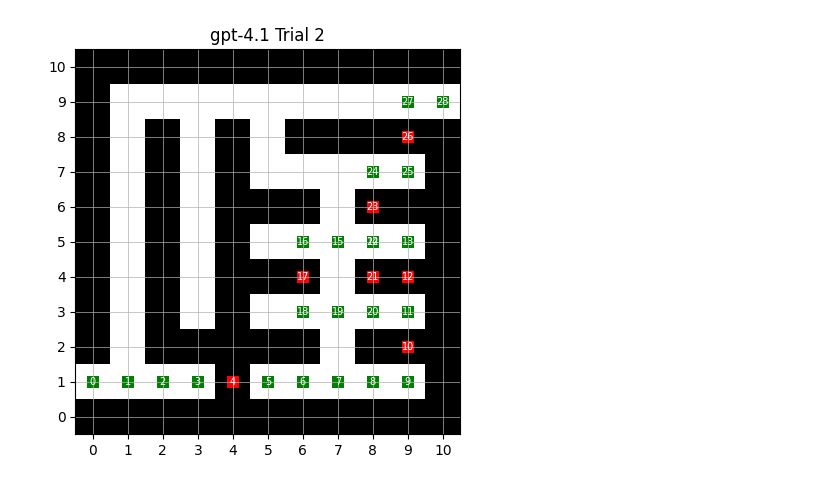
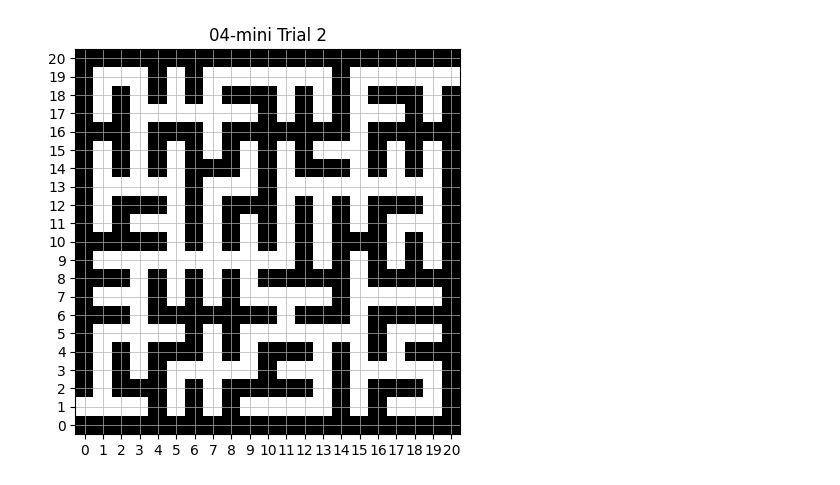
Before and after one commit to andre15silva/mazes, a Jupyter notebook: llm_solver.ipynb, the cells around one changed output. Drawn from its saved outputs; the diff is of its cells as text; code cells hidden in the pictures.

```diff
--- a/llm_solver.ipynb
+++ b/llm_solver.ipynb
@@ -82,11 +82,35 @@ class MazeTester:
             f"Rules:\n"
             f"  1. You may move one cell at a time: up, down, left, or right.\n"
             f"  2. No diagonal moves.\n"
-            f"  3. You cannot enter ❤️ cells or revisit any cell twice.\n\n"
+            f"  3. No skipping any cells.\n"
+            f"  4. You cannot enter ❤️ cells or revisit any cell twice.\n\n"
             f"Output:\n"
             f"  • A single Python list of (row, col) tuples, in order from the start to the end, including both endpoints.\n"
             f"  • The entire list must appear on one line, with no extra text or commentary.\n\n"
-            f"Here is the maze map (each line is one row):\n"
+            f"Example maze and correct solution (each line is one row):\n"
+            "❤️❤️❤️❤️❤️❤️❤️❤️❤️❤️❤️❤️❤️❤️❤️❤️❤️❤️❤️❤️❤️\n"
+            "🙂🙂🙂🙂🙂🙂🙂🙂🙂🙂🙂🙂🙂🙂❤️🙂❤️🙂🙂🙂❤️\n"
+            "❤️❤️❤️❤️❤️❤️❤️❤️❤️❤️❤️🙂❤️🙂❤️🙂❤️🙂❤️❤️❤️\n"
+            "❤️🙂🙂🙂🙂🙂🙂🙂🙂🙂❤️🙂❤️🙂🙂🙂🙂🙂🙂🙂❤️\n"
+            "❤️🙂❤️❤️❤️❤️❤️🙂❤️❤️❤️🙂❤️❤️❤️❤️❤️🙂❤️❤️❤️\n"
+            "❤️🙂🙂🙂🙂🙂❤️🙂🙂🙂🙂🙂🙂🙂🙂🙂❤️🙂🙂🙂❤️\n"
+            "❤️🙂❤️🙂❤️❤️❤️🙂❤️🙂❤️❤️❤️🙂❤️❤️❤️🙂❤️🙂❤️\n"
+            "❤️🙂❤️🙂❤️🙂🙂🙂❤️🙂🙂🙂❤️🙂🙂🙂❤️🙂❤️🙂❤️\n"
+            "❤️🙂❤️❤️❤️❤️❤️❤️❤️❤️❤️🙂❤️🙂❤️❤️❤️❤️❤️❤️❤️\n"
+            "❤️🙂🙂🙂❤️🙂🙂🙂🙂🙂🙂🙂❤️🙂❤️🙂🙂🙂❤️🙂❤️\n"
+            "❤️🙂❤️❤️❤️❤️❤️❤️❤️🙂❤️❤️❤️🙂❤️❤️❤️🙂❤️🙂❤️\n"
+            "❤️🙂❤️🙂❤️🙂🙂🙂🙂🙂❤️🙂🙂🙂🙂🙂🙂🙂🙂🙂❤️\n"
+            "❤️🙂❤️🙂❤️❤️❤️❤️❤️❤️❤️🙂❤️❤️❤️🙂❤️❤️❤️🙂❤️\n"
+            "❤️🙂❤️🙂❤️🙂🙂🙂❤️🙂🙂🙂❤️🙂❤️🙂🙂🙂❤️🙂❤️\n"
+            "❤️❤️❤️🙂❤️❤️❤️🙂❤️❤️❤️🙂❤️🙂❤️🙂❤️❤️❤️🙂❤️\n"
+            "❤️🙂🙂🙂🙂🙂❤️🙂🙂🙂🙂🙂❤️🙂🙂🙂🙂🙂❤️🙂❤️\n"
+            "❤️❤️❤️🙂❤️🙂❤️🙂❤️❤️❤️🙂❤️🙂❤️🙂❤️❤️❤️🙂❤️\n"
+            "❤️🙂❤️🙂❤️🙂❤️🙂❤️🙂🙂🙂❤️🙂❤️🙂❤️🙂❤️🙂❤️\n"
+            "❤️🙂❤️❤️❤️🙂❤️🙂❤️❤️❤️🙂❤️🙂❤️❤️❤️🙂❤️🙂❤️\n"
+            "❤️🙂🙂🙂🙂🙂🙂🙂🙂🙂❤️🙂❤️🙂🙂🙂🙂🙂❤️🙂🙂\n"
+            "❤️❤️❤️❤️❤️❤️❤️❤️❤️❤️❤️❤️❤️❤️❤️❤️❤️❤️❤️❤️❤️\n"
+            f"Correct solution: [(1, 0), (1, 1), (1, 2), (1, 3), (1, 4), (1, 5), (1, 6), (1, 7), (1, 8), (1, 9), (1, 10), (1, 11), (2, 11), (3, 11), (4, 11), (5, 11), (5, 12), (5, 13) (6, 13), (7, 13), (8, 13), (9, 13), (10, 13), (11, 13), (11, 14), (11, 15), (11, 16), (11, 17), (11, 18), (11, 19), (12, 19), (13, 19), (14, 19), (15, 19), (16, 19), (17, 19), (18, 19), (19, 19), (19, 20)]\n\n"
+            f"Here is the maze map you need to solve (each line is one row). Please find the SHORTEST valid path:\n"
             f"{maze_str}"
             )
 
@@ -166,17 +190,16 @@ class MazeTester:
                 prompt = base
                 for i, h in enumerate(history, 1):
                     _, first_invalid = self._validate_first(maze, h['path'])
+                    all_invalid = self._validate_all(maze, h['path'])
                     fb = first_invalid[0]
-                    """# build overlay mask for prompt
-                    mask = np.array([['#' if maze.grid[r,c] else '.' for c in range(dim)] for r in range(dim)], dtype=str)
-                    for j, (r, c) in enumerate(h['path'][:fb]):
-                        mask[r, c] = '1'
-                    br, bc = h['path'][fb]
-                    mask[br, bc] = '0'
-                    overlay = '\n'.join(''.join(row) for row in mask)
-                    prompt+= f"\n\Here's your previous attempt {i} overlay until you hit a wall (1=valid,0=error):\n{overlay}"
-                prompt += f"\n\nMake sure not to repeat prior mistakes\n"""
-                    prompt += f"\n\nHere's your previous attempt including all steps until the first incorrect step. The last point was where you failed. Do not repeat it. Iteration {i}:\n{h['path'][:fb+1]}"
+                    prompt += f"\n\nHere's a previous attempt including all steps you took marked as Valid or Invalid. Note that a valid step doesn not mean it is part of the solution. An invalid step means you entered a wall, jumped a cell, or walked diagonally.:\n"
+                    prompt += f"Attempt {i}:\n"
+                    # Create a list of steps with their validity status
+                    path_with_status = []
+                    for j, step in enumerate(h['path']):
+                        status = "Invalid" if j in all_invalid else "Valid"
+                        path_with_status.append(f"{step}: {status}")
+                    prompt += f"{path_with_status}\n"
                 print(prompt)
                 resp = fn(prompt)
                 print(resp)
@@ -217,39 +240,6 @@ class MazeTester:
         for res in self.results:
             print(str(res))
 
-    def display_solution_overlay(self, result: MazeSolverResult) -> None:
-        maze = self.maze_loader(result.source_file)
-        path = result.path
-        grid_dim = maze.grid.shape[0]
-        start = (1, 0)
-        end = (grid_dim - 2, grid_dim - 1)
-
-        valid_steps = [path and path[0] == start]
-        for prev, curr in zip(path, path[1:]):
-            r1, c1 = prev
-            r2, c2 = curr
-            in_bounds = 0 <= r2 < grid_dim and 0 <= c2 < grid_dim
-            not_wall = in_bounds and (maze.grid[r2, c2] == 0)
-            adj = abs(r1 - r2) + abs(c1 - c2) == 1
-            valid_steps.append(in_bounds and not_wall and adj)
-
-        fig, ax = plt.subplots(figsize=(6, 6))
-        ax.imshow(maze.grid, cmap=colors.ListedColormap(['white', 'black']), origin='upper')
-        ax.set_title(f"{result.llm_name} Solution Overlay - {'Valid' if result.valid else 'Invalid'}")
-        ax.set_xticks(range(grid_dim)); ax.set_yticks(range(grid_dim))
-        ax.grid(which='both', color='lightgray', linewidth=0.5)
-
-        for idx, ((r, c), ok) in enumerate(zip(path, valid_steps)):
-            ax.scatter(c, r, c='green' if ok else 'red', s=100, marker='s', edgecolors='none')
-            ax.text(c, r, str(idx), va='center', ha='center', color='white', fontsize=8)
-
-        ax.invert_yaxis()
-        plt.show()
-
-    def display_all_overlays(self) -> None:
-        for res in self.results:
-            self.display_solution_overlay(res)
-
 
 if __name__ == "__main__":
 
@@ -261,25 +251,22 @@ if __name__ == "__main__":
             model=model,
             instructions="You are an expert maze solver.",
             input=prompt,
-            temperature=0,
+            #temperature=0,
         ).output_text
 
     llm_map = {
-        "gpt-4.1": make_openai_callable("gpt-4.1"),
+        "04-mini": make_openai_callable("o4-mini"),
 
     }
 
     tester = MazeTester(llm_map, Mazes.load)
-    files = ["mazes/maze_5x5_8.json",]
+    files = ["mazes/maze_10x10_6.json",]
     tester.test_many(files)
     tester.save_results("llm_maze_results.json")
 
     print("All solutions (text):")
     tester.display_solutions()
 
-    print("Visual overlays:")
-    tester.display_all_overlays()
-
     print("Summary:")
     for model, stats in tester.summary().items():
         print(f"- {model}: {stats['successes']}/{stats['total']} solved "
@@ -323 +310 @@ Here's your previous attempt including all steps until the first incorrect step.
-[figure, old version]
+[figure, new version]
```
Also changed, not shown: parts of 1 cell of this notebook.
